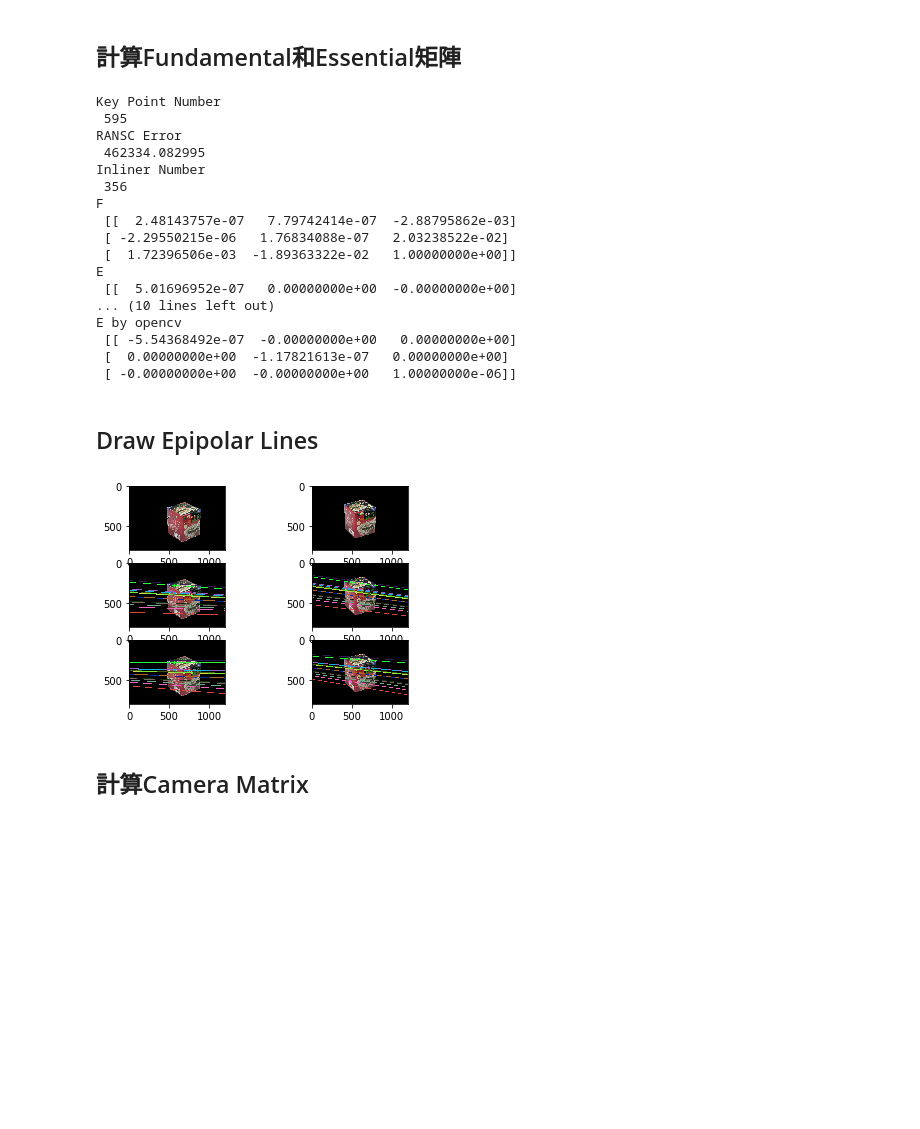
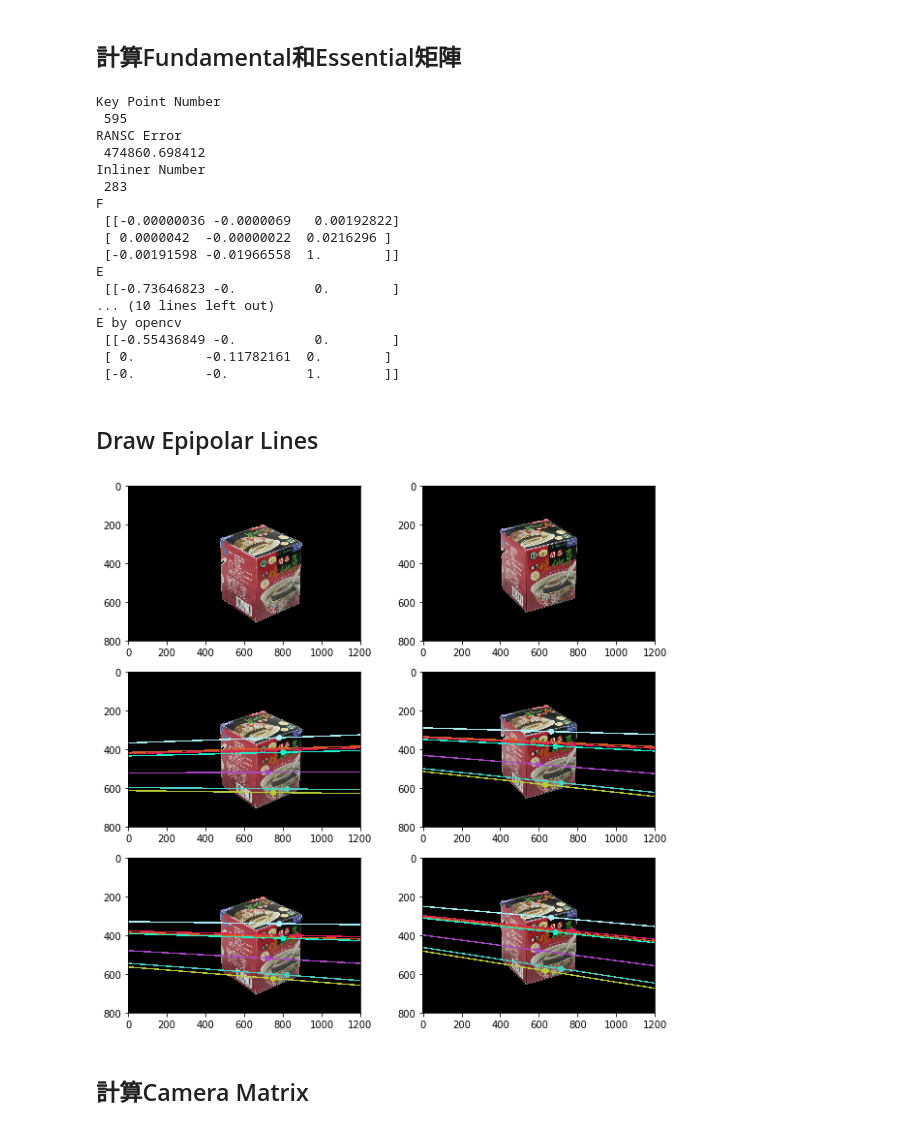
Before and after one commit to YuanSyun/CV-Structure-from-motion, a Jupyter notebook: HW4.ipynb, the cells around one changed output. Cells and saved outputs as stored; diff of their text form; code cells hidden in the pictures; blank space fills up the shorter version.

Commit message:
[Debug] camera matrix [-1,-1] must be one

```diff
--- a/HW4.ipynb
+++ b/HW4.ipynb
@@ -17,8 +19,14 @@ import hw3
 # %% [markdown]
 ## 讀取圖片
 # %%
-image1 = cv2.imread('./data/Mesona1.JPG')
-image2 = cv2.imread('./data/Mesona2.JPG')
+DEBUG_IMAGE_INDEX = 1
+
+if(DEBUG_IMAGE_INDEX==1):
+    image1 = cv2.imread('./data/Mesona1.JPG')
+    image2 = cv2.imread('./data/Mesona2.JPG')
+elif(DEBUG_IMAGE_INDEX == 2):
+    image1 = cv2.imread('./data/Statue1.bmp')
+    image2 = cv2.imread('./data/Statue2.bmp')
 image1 = cv2.cvtColor(image1, cv2.COLOR_BGR2RGB)
 image2 = cv2.cvtColor(image2, cv2.COLOR_BGR2RGB)
 
@@ -47,0 +40,20 @@ Inverse Intrinsic Matrix
+# %%
+intrinsic_matrix1 = np.zeros((3,3))
+intrinsic_matrix1 = np.zeros((3,3))
+
+if(DEBUG_IMAGE_INDEX == 1):
+    intrinsic_matrix1 = np.array([[1.4219, 0.005, 0.5092],
+                                  [0, 1.4219, 0.3802],
+                                  [0, 0, 0.0010]])
+    intrinsic_matrix1 = intrinsic_matrix1 / intrinsic_matrix1[2,2]
+    intrinsic_matrix2 = intrinsic_matrix1
+else:
+    intrinsic_matrix1 = np.array([[5426.566895, 0.678017, 330.096680],
+                 [0.000000, 5423.133301, 648.950012],
+                 [0.000000, 0.000000, 1.000000]])
+
+    intrinsic_matrix2 = np.array([[5426.566895, 0.678017, 387.430023],
+                  [0.000000, 5423.133301, 620.616699],
+                  [0.000000, 0.000000, 1.000000]])
+print("Intrinsic Matrix 1\n", intrinsic_matrix1)
+print("Intrinsic Matrix 2\n", intrinsic_matrix2)
@@ -132,7 +153,6 @@ def get_fundamental(samplept1, samplept2):
     F = np.dot(np.dot(u, s), v)
 
     # homographs coefficient and denormalize the fundamental matrix
-    F = F/F[2,2]
     F = denormalize_fundamental_mat(nomalmat1, normalmat2, F)
     F = F/F[2,2]
 
@@ -190,7 +210,7 @@ def find_fundamental_by_RANSAC(matchedpt_order, imgpts1, imgpts2, inliner_thresh
             best_fundamental = f
             best_inlinernum = inlinernum
             best_sampts1, best_sampts2 = sampts1, sampts2
-    best_essential = get_essential_mat(intrinsic_matrix1, intrinsic_matrix1, best_fundamental)
+    best_essential = get_essential_mat(intrinsic_matrix1, intrinsic_matrix2, best_fundamental)
     print("RANSC Error\n", best_error)
     print("Inliner Number\n", best_inlinernum)
     return best_fundamental, best_essential, best_sampts1, best_sampts2
@@ -205,7 +225,7 @@ print("E\n", essentialmat)
 
 # by opencv
 fundamentalmat_opencv, _ = cv2.findFundamentalMat(imgpts1, imgpts2, cv2.RANSAC, RANSAC_INLINER_THRESHOLD, 0.99, None)
-essentialmat_opencv = get_essential_mat(intrinsic_matrix1, intrinsic_matrix1, fundamentalmat_opencv)
+essentialmat_opencv = get_essential_mat(intrinsic_matrix1, intrinsic_matrix2, fundamentalmat_opencv)
 cv_error, cv_inlinernum = get_geometric_error(imgpts1, imgpts2, fundamentalmat_opencv, RANSAC_INLINER_THRESHOLD)
 print("CV RANSC Error\n", cv_error)
 print("CV Inliner Number\n", cv_inlinernum)
@@ -215,20 +235,20 @@ print("E by opencv\n", essentialmat_opencv)
 Key Point Number
  595
 RANSC Error
- 462334.082995
+ 474860.698412
 Inliner Number
- 356
+ 283
 F
- [[  2.48143757e-07   7.79742414e-07  -2.88795862e-03]
- [ -2.29550215e-06   1.76834088e-07   2.03238522e-02]
- [  1.72396506e-03  -1.89363322e-02   1.00000000e+00]]
+ [[-0.00000036 -0.0000069   0.00192822]
+ [ 0.0000042  -0.00000022  0.0216296 ]
+ [-0.00191598 -0.01966558  1.        ]]
 E
- [[  5.01696952e-07   0.00000000e+00  -0.00000000e+00]
+ [[-0.73646823 -0.          0.        ]
 ... (10 lines left out)
 E by opencv
- [[ -5.54368492e-07  -0.00000000e+00   0.00000000e+00]
- [  0.00000000e+00  -1.17821613e-07   0.00000000e+00]
- [ -0.00000000e+00  -0.00000000e+00   1.00000000e-06]]
+ [[-0.55436849 -0.          0.        ]
+ [ 0.         -0.11782161  0.        ]
+ [-0.         -0.          1.        ]]
 # %% [markdown]
 ## Draw Epipolar Lines
 # %%
@@ -276,34 +296,35 @@ def draw_epilines(img1, img2, lines, pts1, pts2, colors):
         imgB = cv2.circle(imgB, (int(pt2[0]), int(pt2[1])), 15, colors[i], -1)
         i += 1
     return imgA, imgB
 
 colors = np.zeros((len(sampt1), 3))
 for i in range(len(sampt1)):
     colors[i] = tuple(np.random.randint(0, 255, 3).tolist())
 
 # show image epilines
 lines1 = compute_correspond_epilines(sampt2, 2, fundamentamat)
 img3, _ = draw_epilines(image1, image2, lines1, sampt1, sampt2, colors)
 lines2 = compute_correspond_epilines(sampt1, 1, fundamentamat)
 img4, _ = draw_epilines(image2, image1, lines2, sampt2, sampt1, colors)
 
 # by opencv
 lines3 = cv2.computeCorrespondEpilines(sampt2, 2, fundamentalmat_opencv)
 lines3 = lines3.reshape(-1,3)
 img5, _ = draw_epilines(image1, image2, lines3, sampt1, sampt2, colors)
 lines4 = cv2.computeCorrespondEpilines(sampt1, 1, fundamentalmat_opencv)
 lines4 = lines4.reshape(-1,3)
 img6, _ = draw_epilines(image2, image1, lines4, sampt2, sampt1, colors)
 
+plt.figure(figsize=(10, 10))
 plt.subplot(321), plt.imshow(image1)
 plt.subplot(322), plt.imshow(image2)
 plt.subplot(323), plt.imshow(img3)
 plt.subplot(324), plt.imshow(img4)
 plt.subplot(325),plt.imshow(img5)
 plt.subplot(326),plt.imshow(img6)
 plt.show()
 # %% [output]
-[figure, old version]
+[figure, new version]
 # %% [markdown]
 ## 計算Camera Matrix
 # %%
```
Also changed, not shown: parts of 7 cells of this notebook, 3 other files.
